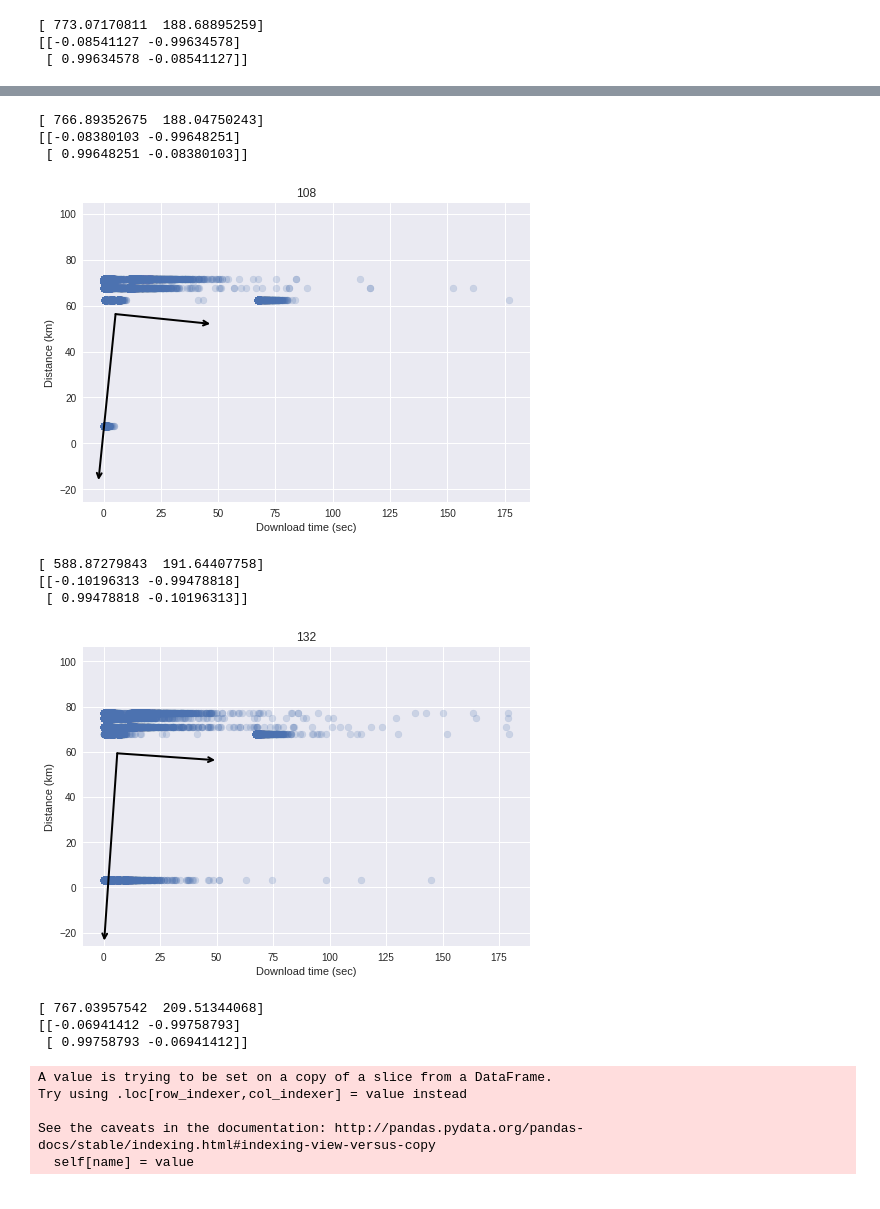
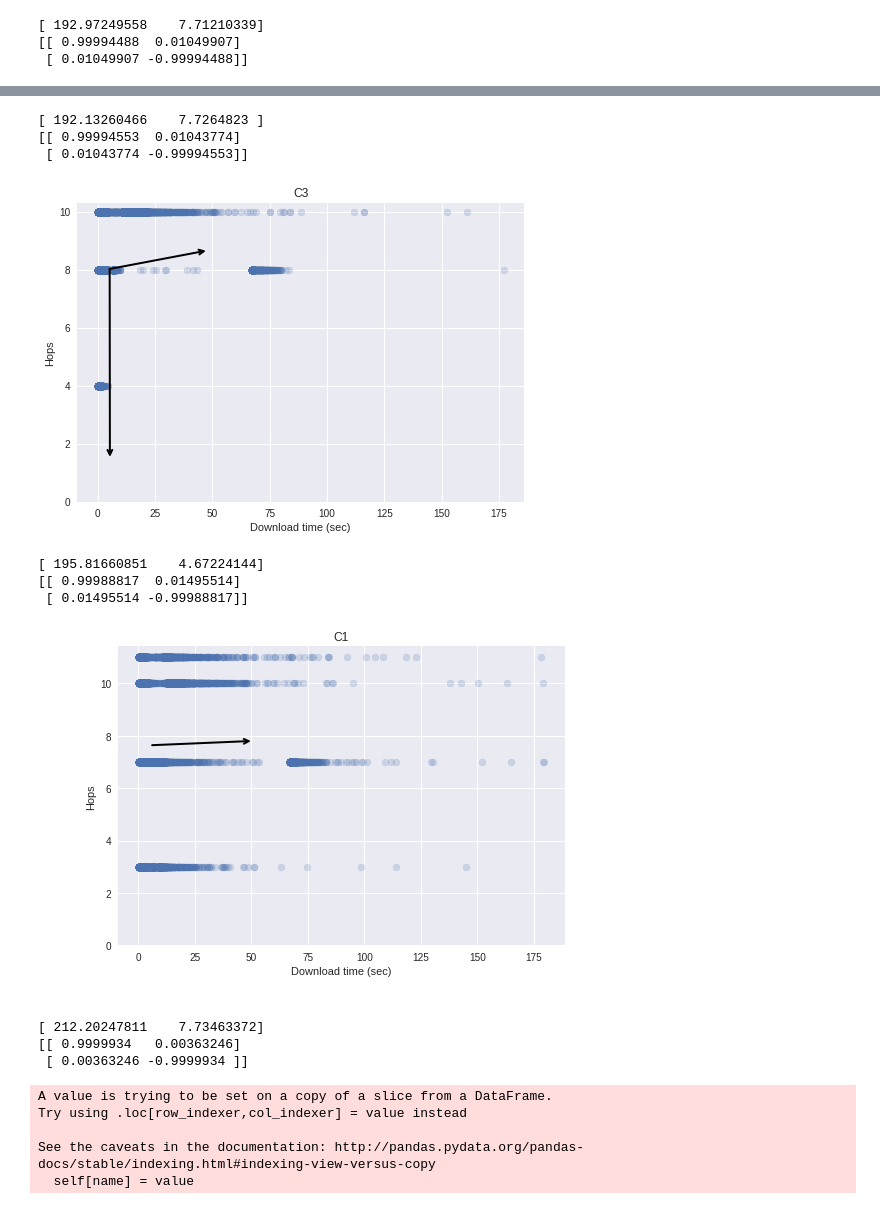
Before and after one commit to khulan8824/proxyTest, a Jupyter notebook: clientLogs.ipynb, the cells around one changed output, grey strips where cells are left out. Saved outputs shown, nothing was run; the diff lists cells and outputs as text; code cells hidden in the pictures.

```diff
--- a/clientLogs.ipynb
+++ b/clientLogs.ipynb
@@ -42,6 +42,7 @@ def read_clients():
                     temp['distance'] = temp_filter.distance.iloc[0]
                     temp['hops'] = temp_filter.hops.iloc[0]
                     temp['download_time'] = temp['download'] - temp['start_transfer']
+                    temp['proc'] = temp['download_size'] / temp['download_time']
 
                     nodes_results = pd.concat([nodes_results, temp])
                 except Exception as e:
@@ -86,19 +84,20 @@ def plot_pca(df_clients ):
     clients = df_clients.client.unique()
     for client in clients:
         df = df_clients.query('client == "'+client+'"')
-        features = ['download_time', 'distance']
+        features = ['download_time', 'hops']
         x = df.loc[:, features]
         pca = PCA(n_components=2)
         pca.fit(x)
 
-        plt.scatter(x.download_time, x.distance, alpha=0.2)
+        plt.scatter(x.download_time, x.hops, alpha=0.2)
         for length, vector in zip(pca.explained_variance_, pca.components_):
             v = vector * 3 * np.sqrt(length)
             draw_vector(pca.mean_, pca.mean_ + v)
-        plt.axis('equal')
-        plt.title(client)
+        #plt.axis('equal')
+        plt.title(clientNames[client])
         plt.xlabel('Download time (sec)')
-        plt.ylabel('Distance (km)')
+        plt.ylabel('Hops')
+        plt.ylim(0)
         plt.show()
         print(pca.explained_variance_)
         print(pca.components_)
@@ -111,3 +110,3 @@ plot_pca(client_data)
-[ 773.07170811  188.68895259]
-[[-0.08541127 -0.99634578]
- [ 0.99634578 -0.08541127]]
+[ 192.97249558    7.71210339]
+[[ 0.99994488  0.01049907]
+ [ 0.01049907 -0.99994488]]
@@ -115,14 +114,14 @@ plot_pca(client_data)
-[ 766.89352675  188.04750243]
-[[-0.08380103 -0.99648251]
- [ 0.99648251 -0.08380103]]
+[ 192.13260466    7.7264823 ]
+[[ 0.99994553  0.01043774]
+ [ 0.01043774 -0.99994553]]
-[figure, old version]
+[figure, new version]
-[ 588.87279843  191.64407758]
-[[-0.10196313 -0.99478818]
- [ 0.99478818 -0.10196313]]
+[ 195.81660851    4.67224144]
+[[ 0.99988817  0.01495514]
+ [ 0.01495514 -0.99988817]]
-[figure, old version]
+[figure, new version]
-[ 767.03957542  209.51344068]
-[[-0.06941412 -0.99758793]
- [ 0.99758793 -0.06941412]]
+[ 212.20247811    7.73463372]
+[[ 0.9999934   0.00363246]
+ [ 0.00363246 -0.9999934 ]]
 # %%
 def plot_pca_size(df_clients):
     clients = df_clients.client.unique()
```
Also changed, not shown: parts of 10 cells of this notebook.
